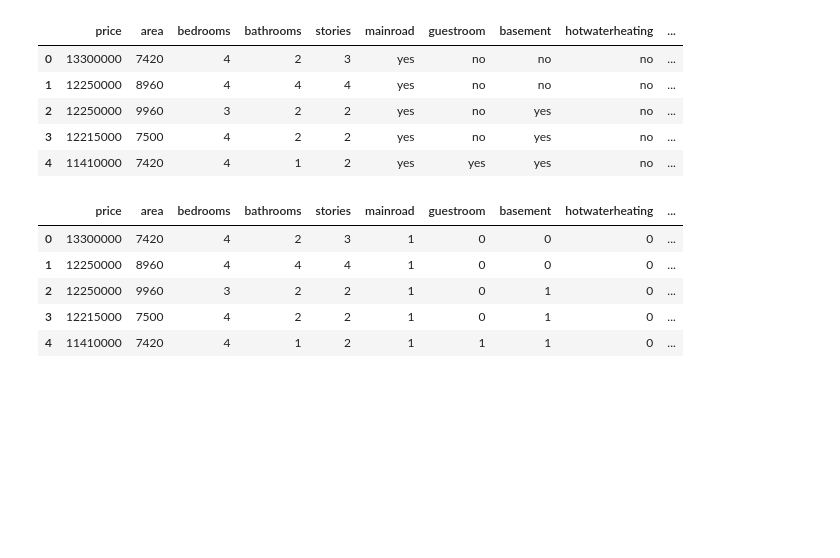
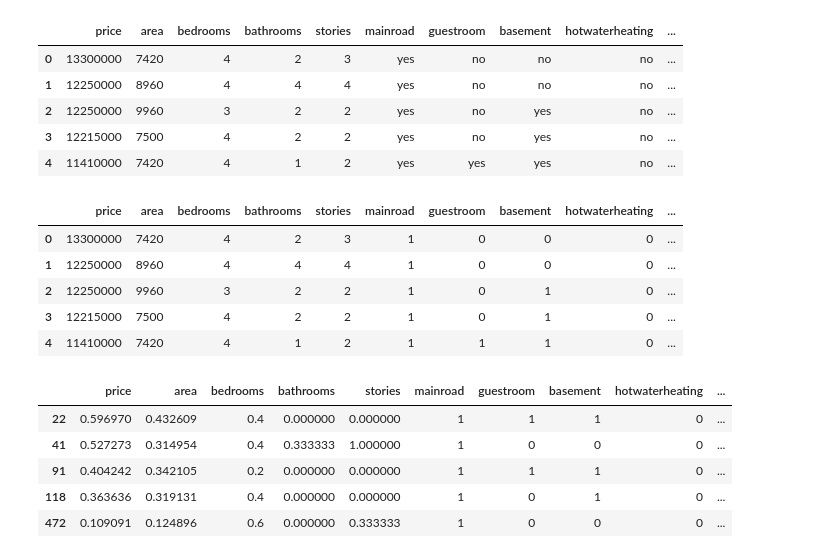
Before and after one commit to Pathin220/4105_ML, a Jupyter notebook: 4105_Hw2.ipynb, the cells around one changed output. Saved outputs shown, nothing was run; the diff lists cells and outputs as text; code cells hidden in the pictures; blank space fills up the shorter version.

```diff
--- a/4105_Hw2.ipynb
+++ b/4105_Hw2.ipynb
@@ -50,6 +50,21 @@ from sklearn.model_selection import train_test_split
 # We specify this so that the train and test data set always have the same rows, respectively
 np.random.seed(0)
 train, val = train_test_split(housing, train_size = 0.8, test_size = 0.2, random_state = 100)
+# %%
+from sklearn.preprocessing import MinMaxScaler
+scaler = MinMaxScaler()
+# Apply scaler() to all the columns except the 'yes-no' and 'dummy' variables
+num_vars = ['area', 'bedrooms', 'bathrooms', 'stories', 'parking','price']
+
+train[num_vars] = scaler.fit_transform(train[num_vars])
+train.head()
+# %% [output]
+|  | price | area | bedrooms | bathrooms | stories | mainroad | guestroom | basement | hotwaterheating | ... |
+| 22 | 0.596970 | 0.432609 | 0.4 | 0.000000 | 0.000000 | 1 | 1 | 1 | 0 | ... |
+| 41 | 0.527273 | 0.314954 | 0.4 | 0.333333 | 1.000000 | 1 | 0 | 0 | 0 | ... |
+| 91 | 0.404242 | 0.342105 | 0.2 | 0.000000 | 0.000000 | 1 | 1 | 1 | 0 | ... |
+| 118 | 0.363636 | 0.319131 | 0.4 | 0.000000 | 0.000000 | 1 | 0 | 1 | 0 | ... |
+| 472 | 0.109091 | 0.124896 | 0.6 | 0.000000 | 0.333333 | 1 | 0 | 0 | 0 | ... |
 # %%
 #create colum vectors from data
 train_price = train['price']
```
Also changed, not shown: parts of 5 cells of this notebook.
